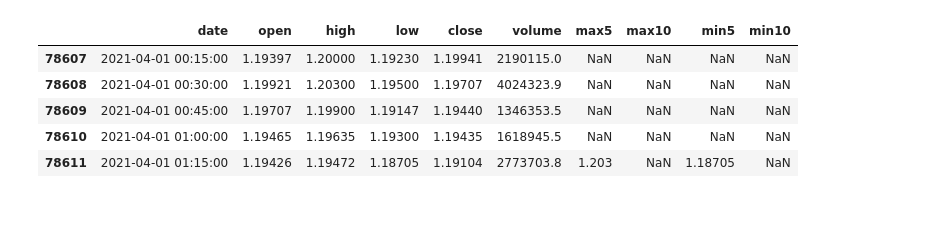
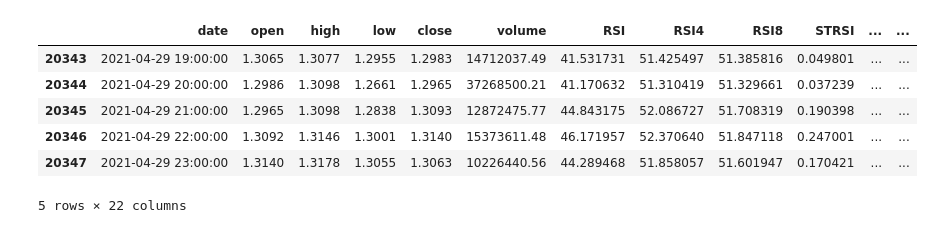
Before and after one commit to hjabbour/ML, a Jupyter notebook: fiblevels.ipynb, the cells around one changed output. Cells and saved outputs as stored; diff of their text form; code cells hidden in the pictures.

```diff
--- a/fiblevels.ipynb
+++ b/fiblevels.ipynb
@@ -12,5 +50,5 @@ ratios
 # %%
-ada15 = pd.read_json('BN-main/ADA_USDT-15m.json')
+ada15 = pd.read_json('BN-main/ADA_USDT-1h.json')
 ada15
 # %% [output]
 |  | 0 | 1 | 2 | 3 | 4 | 5 |
@@ -64,8 +102,25 @@ ada15
 # %%
 start = pd.to_datetime('2021-04-01')
-end = pd.to_datetime('2021-04-04')
+end = pd.to_datetime('2021-04-30')
 
 
 ada2021 = ada15.loc[(ada15['date']> start)& (ada15['date']< end)].copy()
+ada2021['RSI'] = RSI(ada2021['close'])
+ada2021['RSI4']=RSI(ada2021['close'],56)
+ada2021['RSI8']=RSI(ada2021['close'],112)
+ada2021['STRSI'] = STRSIA(ada2021['close'])[0]
+ada2021['STRSIK'] = STRSIA(ada2021['close'])[1]
+ada2021['STRSID'] = STRSIA(ada2021['close'])[2]
+
+ada2021['STRSI4'] = STRSIA(ada2021['close'],56,12,12)[0]
+ada2021['STRSIK4'] = STRSIA(ada2021['close'],56,12,12)[1]
+ada2021['STRSID4'] = STRSIA(ada2021['close'],56,12,12)[2]
+
+ada2021['STRSI8'] = STRSIA(ada2021['close'],112,24,24)[0]
+ada2021['STRSIK8'] = STRSIA(ada2021['close'],112,24,24)[1]
+ada2021['STRSID8'] = STRSIA(ada2021['close'],112,24,24)[2]
+
+
+
 ada2021
 # %% [output]
@@ -130,18 +179,19 @@ len(max5)
 # %%
 
 ada2021['max5'] = max5
 ada2021['max10'] = max10
 ada2021['min5'] = min5
 ada2021['min10'] = min10
 
-ada2021.head()
+ada2021.tail()
 # %% [output]
-|  | date | open | high | low | close | volume | max5 | max10 | min5 | min10 |
-| 78607 | 2021-04-01 00:15:00 | 1.19397 | 1.20000 | 1.19230 | 1.19941 | 2190115.0 | NaN | NaN | NaN | NaN |
-| 78608 | 2021-04-01 00:30:00 | 1.19921 | 1.20300 | 1.19500 | 1.19707 | 4024323.9 | NaN | NaN | NaN | NaN |
-| 78609 | 2021-04-01 00:45:00 | 1.19707 | 1.19900 | 1.19147 | 1.19440 | 1346353.5 | NaN | NaN | NaN | NaN |
-| 78610 | 2021-04-01 01:00:00 | 1.19465 | 1.19635 | 1.19300 | 1.19435 | 1618945.5 | NaN | NaN | NaN | NaN |
-| 78611 | 2021-04-01 01:15:00 | 1.19426 | 1.19472 | 1.18705 | 1.19104 | 2773703.8 | 1.203 | NaN | 1.18705 | NaN |
+|  | date | open | high | low | close | volume | RSI | RSI4 | RSI8 | STRSI | ... | ... |
+| 20343 | 2021-04-29 19:00:00 | 1.3065 | 1.3077 | 1.2955 | 1.2983 | 14712037.49 | 41.531731 | 51.425497 | 51.385816 | 0.049801 | ... | ... |
+| 20344 | 2021-04-29 20:00:00 | 1.2986 | 1.3098 | 1.2661 | 1.2965 | 37268500.21 | 41.170632 | 51.310419 | 51.329661 | 0.037239 | ... | ... |
+| 20345 | 2021-04-29 21:00:00 | 1.2965 | 1.3098 | 1.2838 | 1.3093 | 12872475.77 | 44.843175 | 52.086727 | 51.708319 | 0.190398 | ... | ... |
+| 20346 | 2021-04-29 22:00:00 | 1.3092 | 1.3146 | 1.3001 | 1.3140 | 15373611.48 | 46.171957 | 52.370640 | 51.847118 | 0.247001 | ... | ... |
+| 20347 | 2021-04-29 23:00:00 | 1.3140 | 1.3178 | 1.3055 | 1.3063 | 10226440.56 | 44.289468 | 51.858057 | 51.601947 | 0.170421 | ... | ... |
+5 rows × 22 columns
 # %%
 maxtest = np.ones(10)
 maxtest = (maxtest * maxlevel)
```
Also changed, not shown: parts of 15 cells of this notebook.
